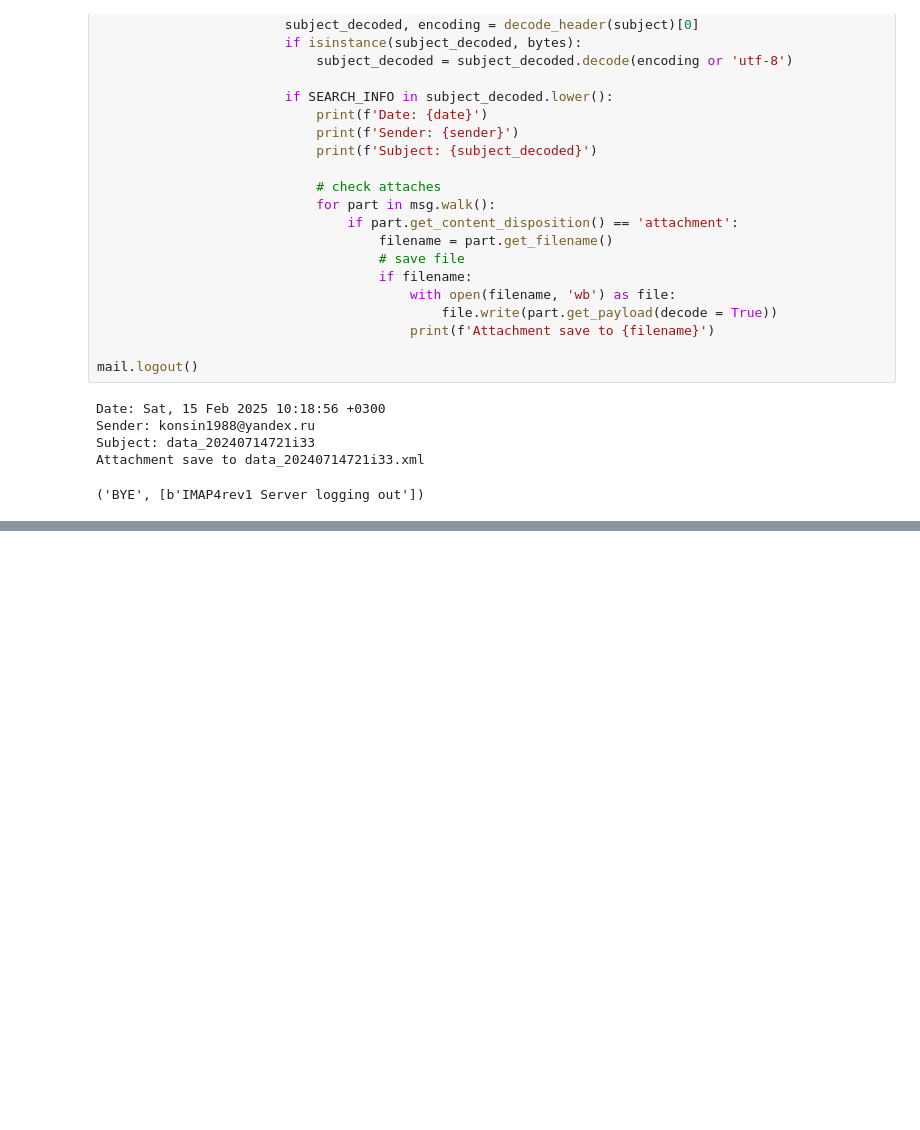
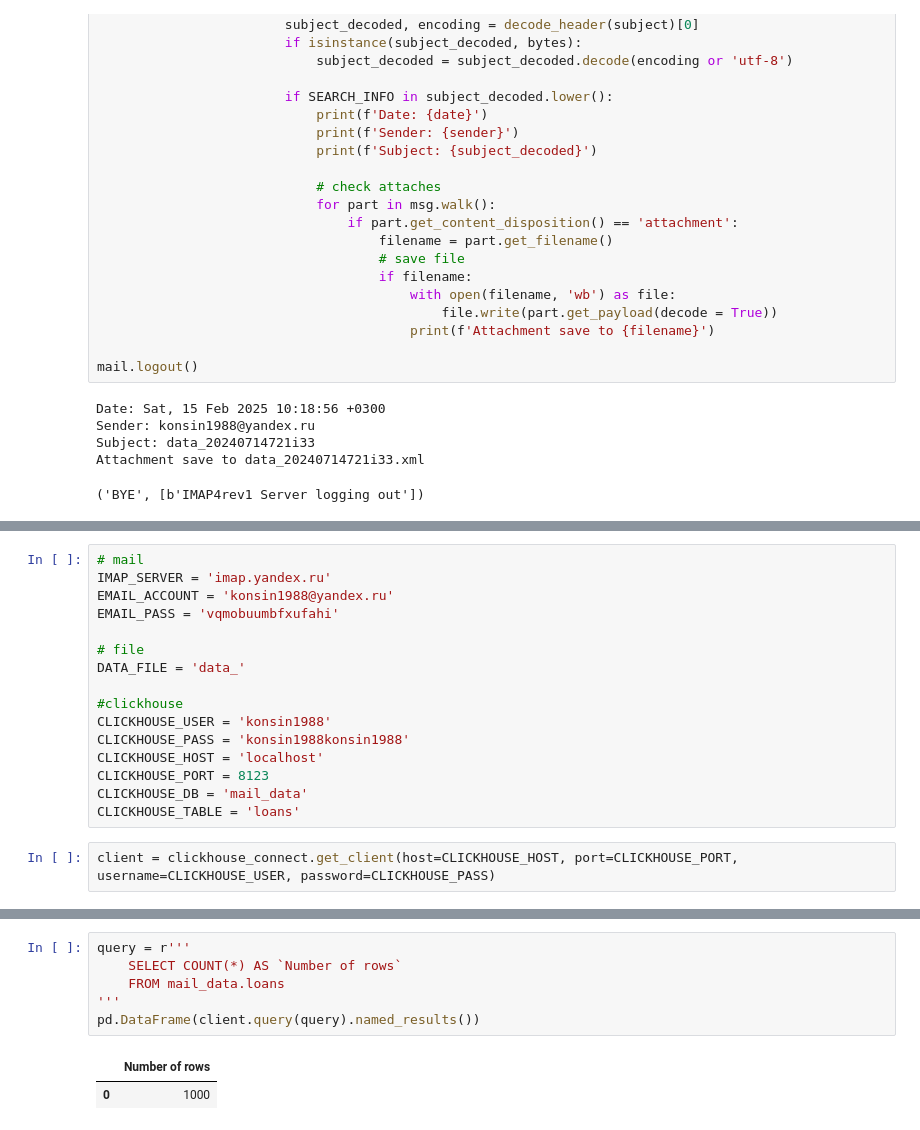
Before and after one commit to konsin1988/Get-data-from-emails-imaplib-, a Jupyter notebook: Parcing email.ipynb, the cells around one changed output, grey strips where cells are left out. Cells and saved outputs as stored; diff of their text form; blank space fills up the shorter version.

Commit message:
Loading data from attached email file to clickhouse

```diff
--- a/Parcing email.ipynb
+++ b/Parcing email.ipynb
@@ -521,0 +531,18 @@ Attachment save to data_20240714721i33.xml
+# %%
+# mail
+IMAP_SERVER = 'imap.yandex.ru'
+EMAIL_ACCOUNT = 'konsin1988@yandex.ru'
+EMAIL_PASS = 'vqmobuumbfxufahi'
+
+# file
+DATA_FILE = 'data_'
+
+#clickhouse
+CLICKHOUSE_USER = 'konsin1988'
+CLICKHOUSE_PASS = 'konsin1988konsin1988'
+CLICKHOUSE_HOST = 'localhost'
+CLICKHOUSE_PORT = 8123
+CLICKHOUSE_DB = 'mail_data'
+CLICKHOUSE_TABLE = 'loans'
+# %%
+client = clickhouse_connect.get_client(host=CLICKHOUSE_HOST, port=CLICKHOUSE_PORT, username=CLICKHOUSE_USER, password=CLICKHOUSE_PASS)
@@ -521,0 +688,9 @@ Attachment save to data_20240714721i33.xml
+# %%
+query = r'''
+    SELECT COUNT(*) AS `Number of rows`
+    FROM mail_data.loans
+'''
+pd.DataFrame(client.query(query).named_results())
+# %% [output]
+|  | Number of rows |
+| 0 | 1000 |
```
Also changed, not shown: parts of 9 cells of this notebook, 3 other files.
